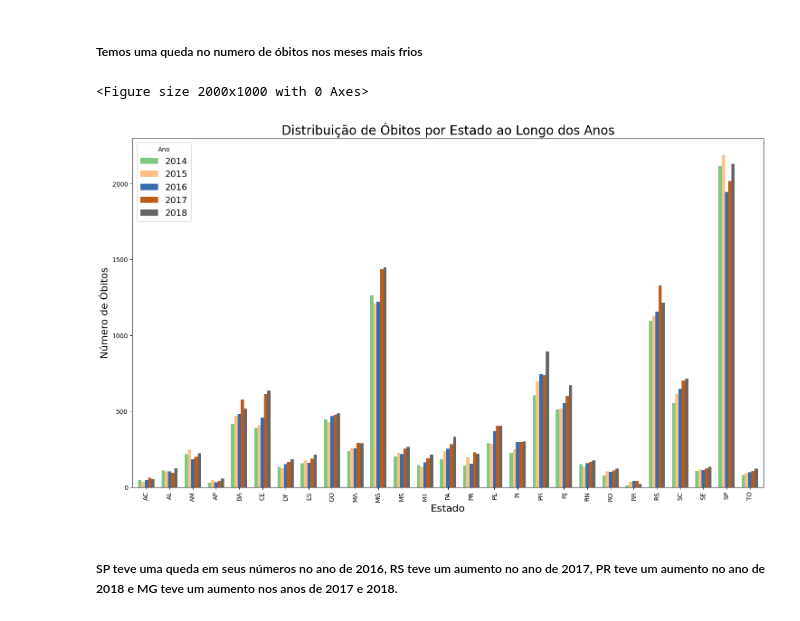
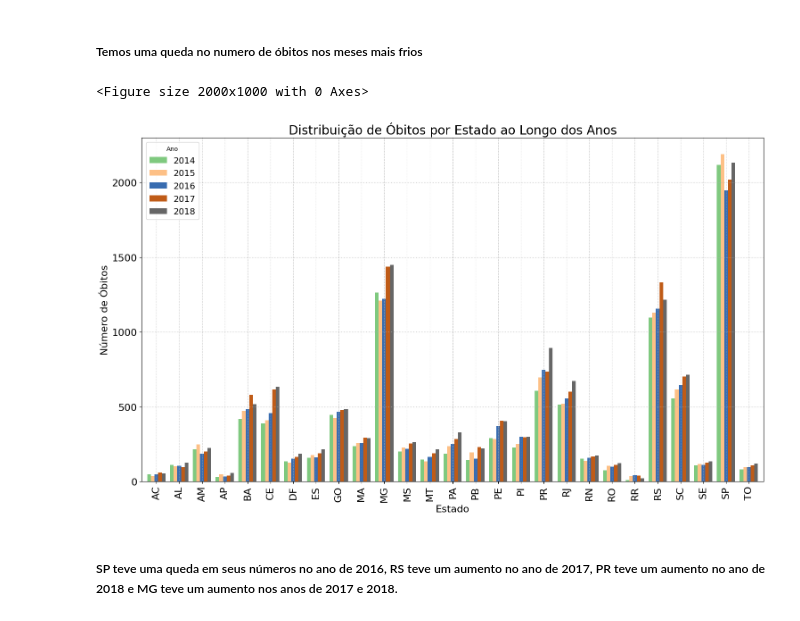
Before and after one commit to vitor1209/AnalisaAI, a Jupyter notebook: SaudeJovem/AnalisaAi_SUICIDIOS.ipynb, the cells around one changed output. Saved outputs shown, nothing was run; the diff lists cells and outputs as text; code cells hidden in the pictures.

```diff
--- a/SaudeJovem/AnalisaAi_SUICIDIOS.ipynb
+++ b/SaudeJovem/AnalisaAi_SUICIDIOS.ipynb
@@ -638,18 +638,23 @@ plt.show()
 # %%
 estado_ano = bd3.groupby(['ESTADO', 'ANO']).size().unstack()
 
 plt.figure(figsize=(20, 10))
-estado_ano.plot(kind='bar', figsize=(18, 10), cmap='Accent', width=0.7)
+estado_ano.plot(kind='bar', figsize=(18, 10), cmap='Accent', width=0.8)
 
 plt.title('Distribuição de Óbitos por Estado ao Longo dos Anos', fontsize=20)
 plt.ylabel('Número de Óbitos', fontsize=16)
 plt.xlabel('Estado', fontsize=16)
+plt.tick_params(axis='y', labelsize=16)
+plt.tick_params(axis='x', labelsize=16)
+plt.grid(linestyle=':')
+
+
 plt.legend(title='Ano', fontsize=14)
 
 plt.show()
 # %% [output]
 <Figure size 2000x1000 with 0 Axes>
-[figure, old version]
+[figure, new version]
 # %% [markdown]
 ##### SP teve uma queda em seus números no ano de 2016, RS teve um aumento no ano de 2017, PR teve um aumento no ano de 2018 e MG teve um aumento nos anos de 2017 e 2018.
 # %%
```
Also changed, not shown: parts of 4 cells of this notebook.
